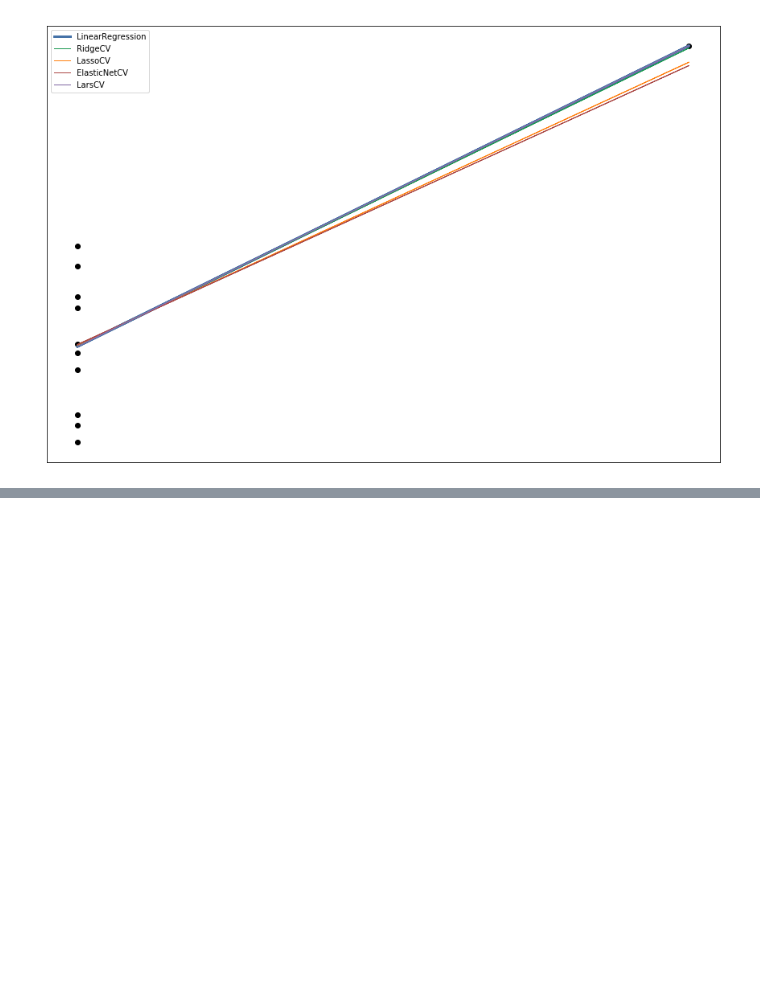
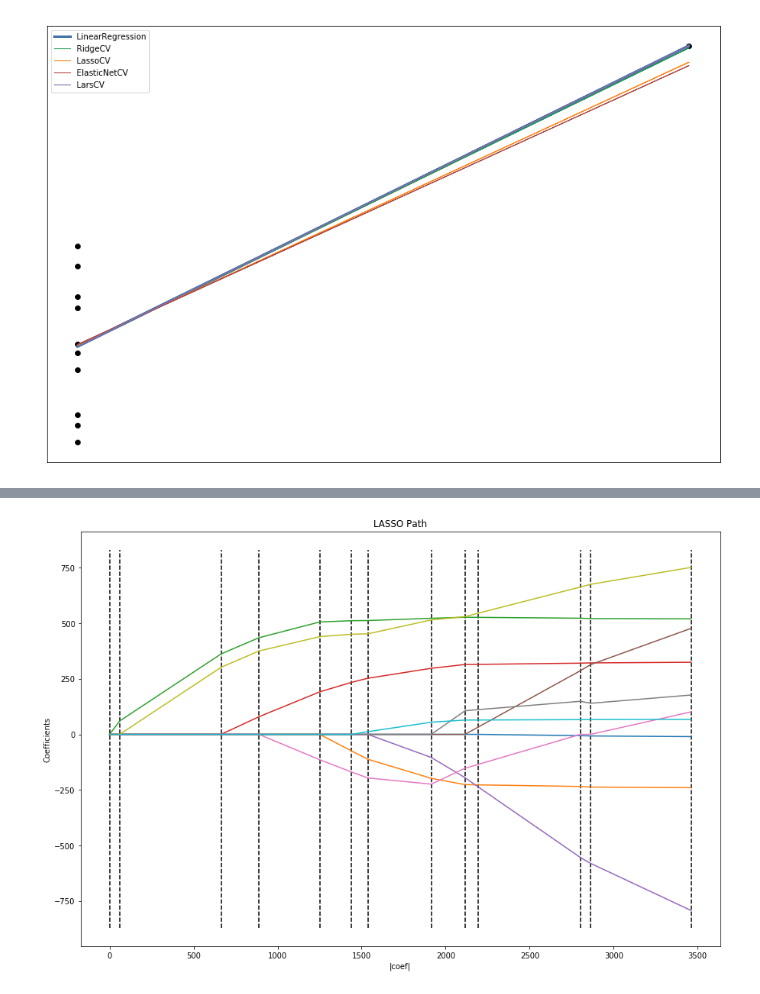
Before and after one commit to utensil/julia-playground, a Jupyter notebook: dl/hello_scikit_learn.ipynb, the cells around one changed output, grey strips where cells are left out. Cells and saved outputs as stored; diff of their text form; code cells hidden in the pictures; blank space fills up the shorter version.

```diff
--- a/dl/hello_scikit_learn.ipynb
+++ b/dl/hello_scikit_learn.ipynb
@@ -305,0 +346,19 @@ Variance score:
+# %%
+print("Computing regularization path using the LARS ...")
+alphas, _, coefs = linear_model.lars_path(X, y, method='lasso', verbose=True)
+
+df = pd.DataFrame(coefs)
+display(df)
+display(df.describe())
+
+# xx are the L1-norms
+xx = np.sum(np.abs(coefs.T), axis=1)
+
+# the last of xx is the maximum of L1-norms
+normalized_xx = xx / xx[-1]
+
+df = pd.DataFrame(np.array([xx, normalized_xx]), index=["|coef|", "max(|coef|)"])
+display(df)
+
+df = pd.DataFrame(alphas.reshape(1, -1), index=["Alphas"])
+display(df)
@@ -305,0 +393,11 @@ Variance score:
+# %%
+plt.plot(xx, coefs.T)
+ymin, ymax = plt.ylim()
+plt.vlines(xx, ymin, ymax, linestyle='dashed')
+plt.xlabel('|coef|')
+plt.ylabel('Coefficients')
+plt.title('LASSO Path')
+plt.axis('tight')
+plt.show()
+# %% [output]
+[figure, added]
```
Also changed, not shown: parts of 3 cells of this notebook.
